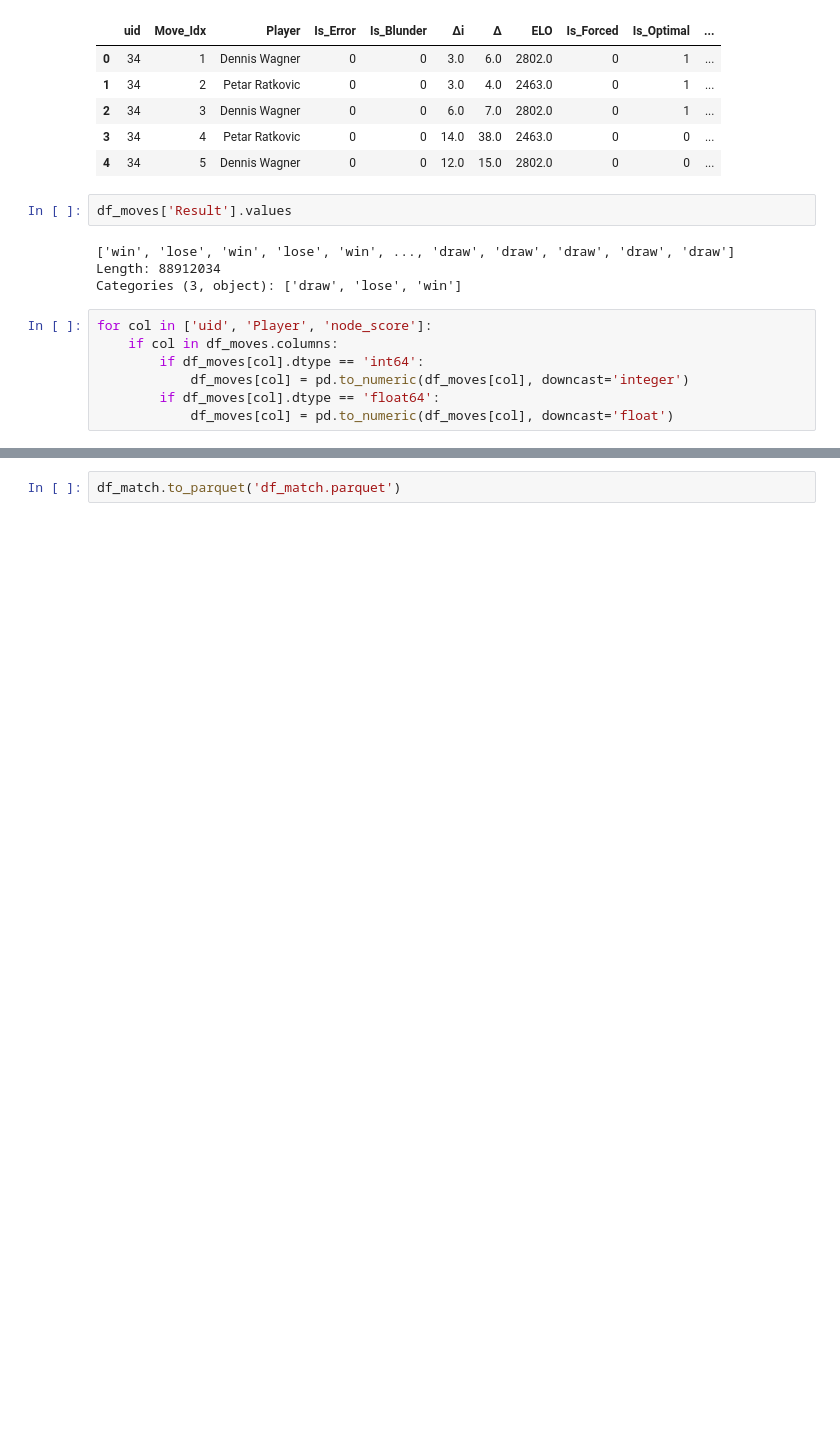
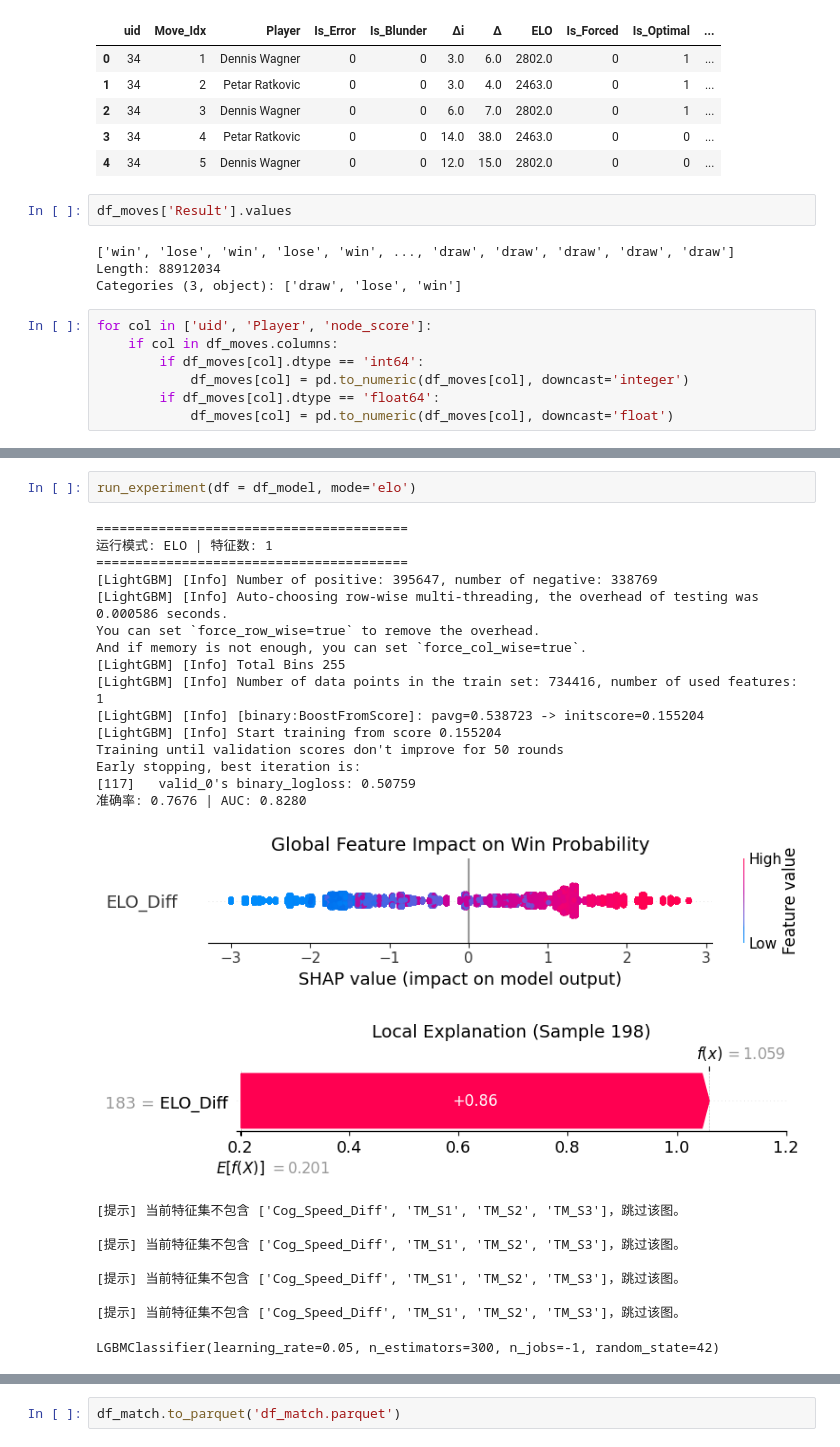
Before and after one commit to zZimablueee/Chess, a Jupyter notebook: complexity/delta_0/graphs/res_pred.ipynb, the cells around one changed output, grey strips where cells are left out. Drawn from its saved outputs; the diff is of its cells as text; blank space fills up the shorter version.

```diff
--- a/complexity/delta_0/graphs/res_pred.ipynb
+++ b/complexity/delta_0/graphs/res_pred.ipynb
@@ -469,0 +387,28 @@ AUC Score: 0.7724
+# %%
+run_experiment(df = df_model, mode='elo')
+# %% [output]
+========================================
+运行模式: ELO | 特征数: 1
+========================================
+[LightGBM] [Info] Number of positive: 395647, number of negative: 338769
+[LightGBM] [Info] Auto-choosing row-wise multi-threading, the overhead of testing was 0.000586 seconds.
+You can set `force_row_wise=true` to remove the overhead.
+And if memory is not enough, you can set `force_col_wise=true`.
+[LightGBM] [Info] Total Bins 255
+[LightGBM] [Info] Number of data points in the train set: 734416, number of used features: 1
+[LightGBM] [Info] [binary:BoostFromScore]: pavg=0.538723 -> initscore=0.155204
+[LightGBM] [Info] Start training from score 0.155204
+Training until validation scores don't improve for 50 rounds
+Early stopping, best iteration is:
+[117]   valid_0's binary_logloss: 0.50759
+准确率: 0.7676 | AUC: 0.8280
+[figure, added]
+[figure, added]
+[提示] 当前特征集不包含 ['Cog_Speed_Diff', 'TM_S1', 'TM_S2', 'TM_S3']，跳过该图。
+
+[提示] 当前特征集不包含 ['Cog_Speed_Diff', 'TM_S1', 'TM_S2', 'TM_S3']，跳过该图。
+
+[提示] 当前特征集不包含 ['Cog_Speed_Diff', 'TM_S1', 'TM_S2', 'TM_S3']，跳过该图。
+
+[提示] 当前特征集不包含 ['Cog_Speed_Diff', 'TM_S1', 'TM_S2', 'TM_S3']，跳过该图。
+LGBMClassifier(learning_rate=0.05, n_estimators=300, n_jobs=-1, random_state=42)
```
Also changed, not shown: parts of 26 cells of this notebook, 4 other files.
